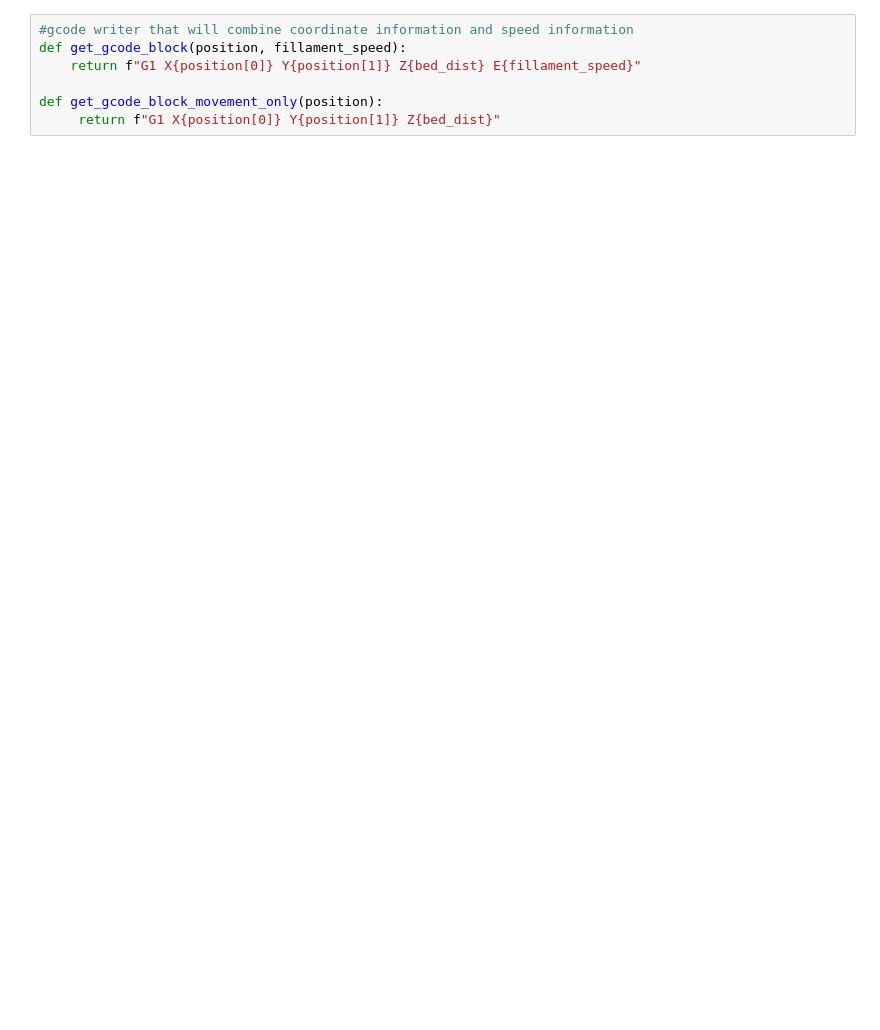
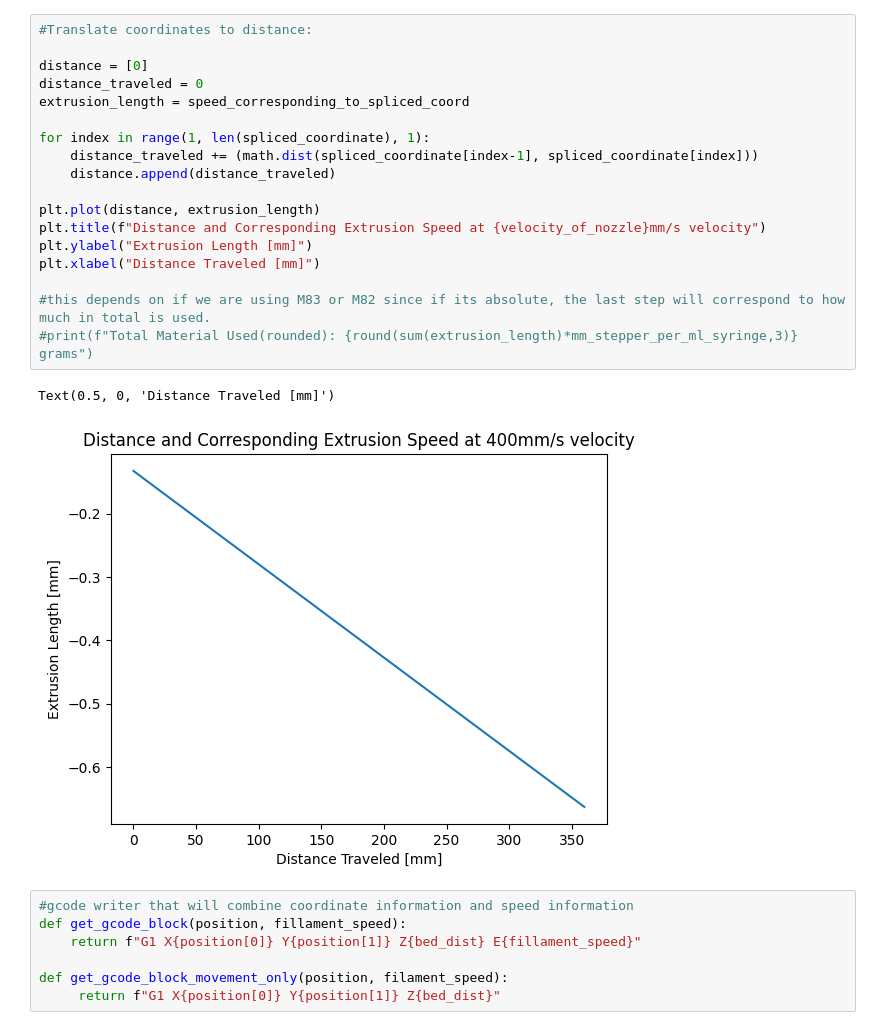
Before and after one commit to NatQing/3D-Printing-CTS-Generator, a Jupyter notebook: CTS_determinant.ipynb, the cells around one changed output. Saved outputs shown, nothing was run; the diff lists cells and outputs as text; blank space fills up the shorter version.

```diff
--- a/CTS_determinant.ipynb
+++ b/CTS_determinant.ipynb
@@ -188,9 +205,30 @@ print(len(speed_corresponding_to_spliced_coord))
+# %%
+#Translate coordinates to distance:
+
+distance = [0]
+distance_traveled = 0
+extrusion_length = speed_corresponding_to_spliced_coord
+
+for index in range(1, len(spliced_coordinate), 1):
+    distance_traveled += (math.dist(spliced_coordinate[index-1], spliced_coordinate[index]))
+    distance.append(distance_traveled)
+
+plt.plot(distance, extrusion_length)
+plt.title(f"Distance and Corresponding Extrusion Speed at {velocity_of_nozzle}mm/s velocity")
+plt.ylabel("Extrusion Length [mm]")
+plt.xlabel("Distance Traveled [mm]")
+
+#this depends on if we are using M83 or M82 since if its absolute, the last step will correspond to how much in total is used.
+#print(f"Total Material Used(rounded): {round(sum(extrusion_length)*mm_stepper_per_ml_syringe,3)} grams")
+# %% [output]
+Text(0.5, 0, 'Distance Traveled [mm]')
+[figure, added]
 # %%
 #gcode writer that will combine coordinate information and speed information
 def get_gcode_block(position, fillament_speed):
     return f"G1 X{position[0]} Y{position[1]} Z{bed_dist} E{fillament_speed}"
 
-def get_gcode_block_movement_only(position):
+def get_gcode_block_movement_only(position, filament_speed):
      return f"G1 X{position[0]} Y{position[1]} Z{bed_dist}"
 # %%
 #create file:
```
Also changed, not shown: parts of 11 cells of this notebook, 1 other file.
